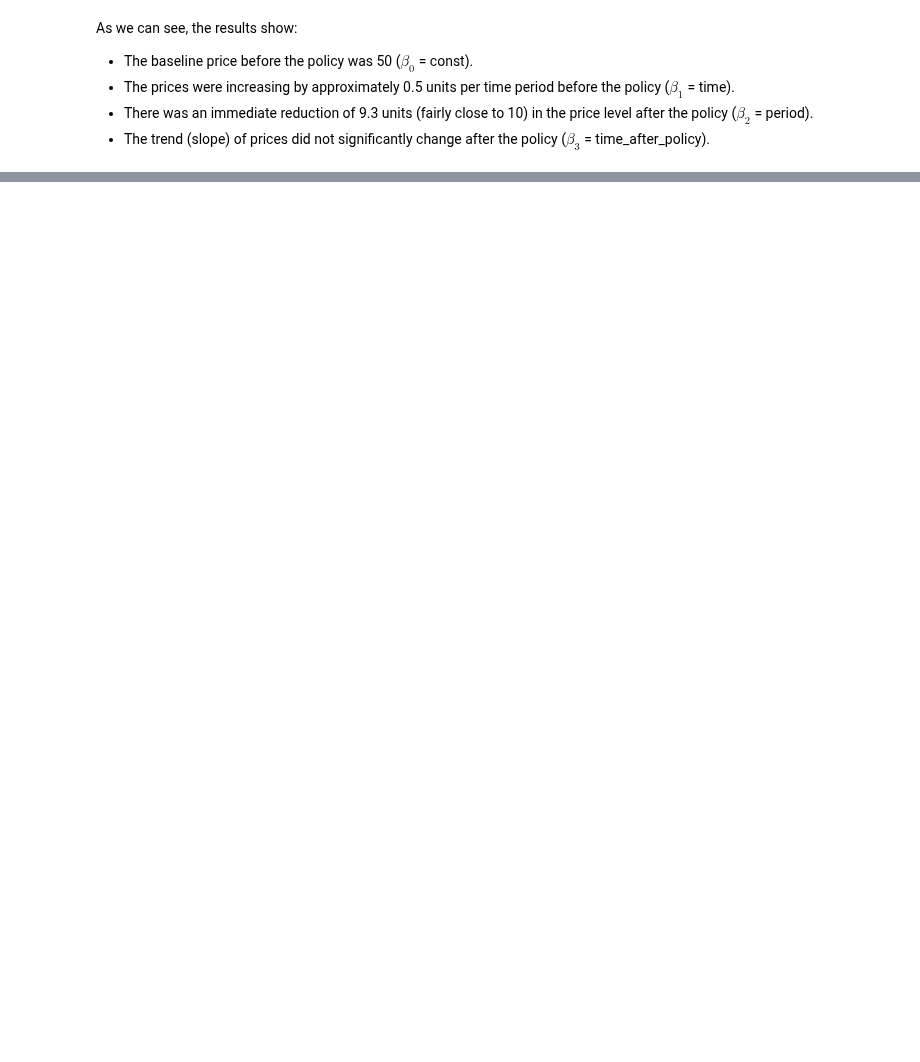
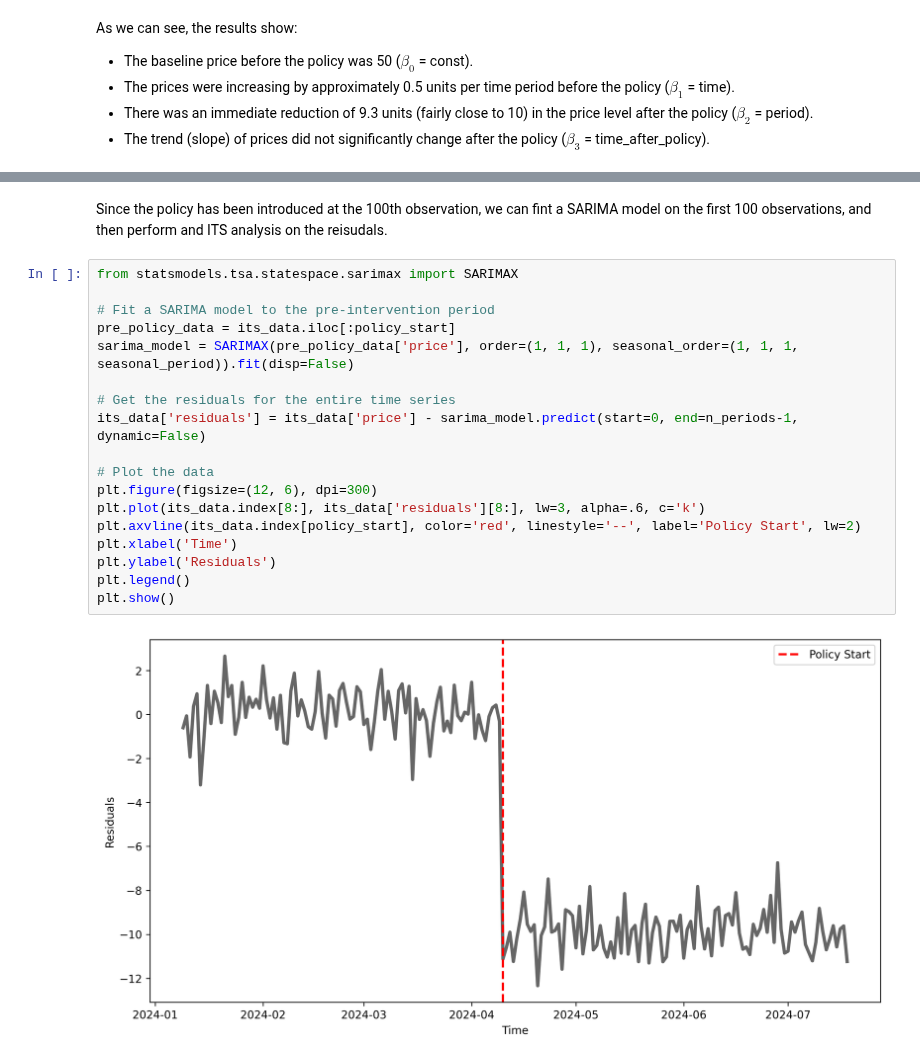
Before and after one commit to dcacciarelli/my-causality-book, a Jupyter notebook: _build/jupyter_execute/notebooks/interrupted_time_series.ipynb, the cells around one changed output, grey strips where cells are left out. Saved outputs shown, nothing was run; the diff lists cells and outputs as text; blank space fills up the shorter version.

```diff
--- a/_build/jupyter_execute/notebooks/interrupted_time_series.ipynb
+++ b/_build/jupyter_execute/notebooks/interrupted_time_series.ipynb
@@ -91,0 +145,22 @@ As we can see, the results show:
+# %% [markdown]
+Since the policy has been introduced at the 100th observation, we can fint a SARIMA model on the first 100 observations, and then perform and ITS analysis on the reisudals.
+# %%
+from statsmodels.tsa.statespace.sarimax import SARIMAX
+
+# Fit a SARIMA model to the pre-intervention period
+pre_policy_data = its_data.iloc[:policy_start]
+sarima_model = SARIMAX(pre_policy_data['price'], order=(1, 1, 1), seasonal_order=(1, 1, 1, seasonal_period)).fit(disp=False)
+
+# Get the residuals for the entire time series
+its_data['residuals'] = its_data['price'] - sarima_model.predict(start=0, end=n_periods-1, dynamic=False)
+
+# Plot the data
+plt.figure(figsize=(12, 6), dpi=300)
+plt.plot(its_data.index[8:], its_data['residuals'][8:], lw=3, alpha=.6, c='k')
+plt.axvline(its_data.index[policy_start], color='red', linestyle='--', label='Policy Start', lw=2)
+plt.xlabel('Time')
+plt.ylabel('Residuals')
+plt.legend()
+plt.show()
+# %% [output]
+[figure, added]
```
Also changed, not shown: parts of 9 cells of this notebook, 10 other files.
